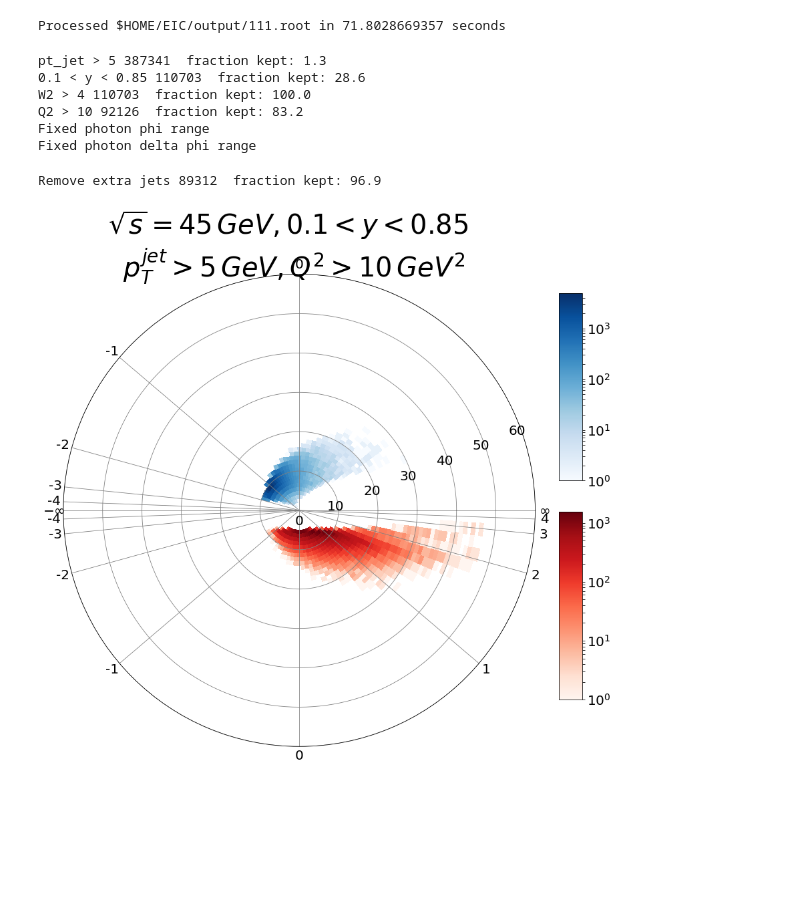
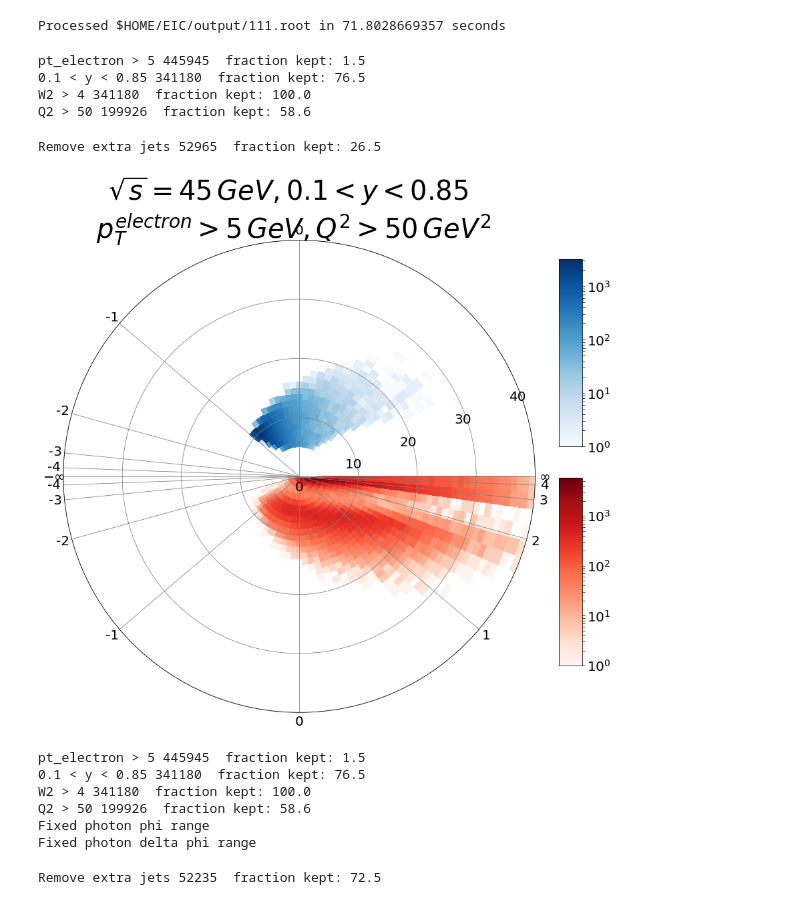
Before and after one commit to y-song/notebooks, a Jupyter notebook: clock_jet_low_e.ipynb, the cells around one changed output. Saved outputs shown, nothing was run; the diff lists cells and outputs as text; code cells hidden in the pictures; blank space fills up the shorter version.

```diff
--- a/clock_jet_low_e.ipynb
+++ b/clock_jet_low_e.ipynb
@@ -51,64 +51,75 @@ a = getData(files)
 # %% [output]
 Processed $HOME/EIC/output/111.root in 71.8028669357 seconds
 # %%
-xedges = [0.008, 0.01, 0.02, 0.03, 0.05, 0.1, 0.5]
-Q2edges = [1, 10, 25, 55, 100, 200, 400, 5000]
-
-radii_small = [0, 5, 10, 15, 20, 25]
-r_labels_small = ['0','5','10','15','20','25']
-radii_large = [0, 10, 20, 30, 40, 50, 60]
-r_labels_large = ['0','10','20','30','40','50','60']
+radii_large = [0, 10, 20, 30, 40]
+r_labels_large = ['0','10','20','30','40']
 angles = [90, 139.604937421, 164.585373193, 174.299529125, 177.90141703, 180, 182.09858297, 185.700470875, 195.414626807,
           220.395062579, 270, 319.604937421, 344.585373193, 354.299529125, 357.90141703, 360]
 eta_labels = ['0','-1','-2','-3','-4','$-\infty$','-4','-3','-2','-1','0','1','2','3','4', '$\infty$']
-nr_small = 25
-nr_large = 60
+nr_large = 40
 ntheta = 90
 # %%
-d = applyCut(a, 'pt_jet > 5', 'pt_jet > 5')
+d = applyCut(a, 'pt_electron > 5', 'pt_electron > 5')
 d = applyCut(d, 'y > 0.1 and y < 0.85', '0.1 < y < 0.85')
 d = applyCut(d, 'W2 > 4', 'W2 > 4')
-d = applyCut(d, 'Q2 > 10', 'Q2 > 10')
+d = applyCut(d, 'Q2 > 50', 'Q2 > 50')
 d.eval('theta_jet_neg = 6.28318530718 - theta_jet', inplace = True)
-d = fixPhi(d, 'photon')
 # %% [output]
-pt_jet > 5 387341  fraction kept: 1.3
-0.1 < y < 0.85 110703  fraction kept: 28.6
-W2 > 4 110703  fraction kept: 100.0
-Q2 > 10 92126  fraction kept: 83.2
-Fixed photon phi range
-Fixed photon delta phi range
+pt_electron > 5 445945  fraction kept: 1.5
+0.1 < y < 0.85 341180  fraction kept: 76.5
+W2 > 4 341180  fraction kept: 100.0
+Q2 > 50 199926  fraction kept: 58.6
 # %%
 df_jet = d
 df_e = keepOneJet(d)
 # %% [output]
-Remove extra jets 89312  fraction kept: 96.9
+Remove extra jets 52965  fraction kept: 26.5
 # %%
 fig = plt.figure(figsize=(16,13))
 plt.subplots_adjust(wspace=0, hspace=0)
 
 plt.subplot(111, polar=True)
 radii = radii_large
 r_labels = r_labels_large
 nr = nr_large
 r_edges = np.linspace(0, nr, nr + 1)
 theta_edges = np.linspace(0, 2*np.pi, ntheta + 1)
 H_e = plt.hist2d(df_e['p_electron'], df_e['theta_electron'], [r_edges, theta_edges])[0]
 H_q = plt.hist2d(df_jet['p_jet'], df_jet['theta_jet_neg'], [r_edges, theta_edges])[0]
 plt.cla()
 
 Theta, R = np.meshgrid(theta_edges, r_edges)
 im_e = plt.pcolormesh(Theta, R, H_e, cmap='Blues', norm=LogNorm())
 im_q = plt.pcolormesh(Theta, R, H_q, cmap='Reds', norm=LogNorm())
 plt.rgrids(radii, labels=r_labels, fontsize=20)
 plt.thetagrids(angles, labels=eta_labels, fontsize=20)
 plt.grid(color='grey')
 cbar_e = plt.colorbar(im_e, shrink=0.7, pad=0.01, cax=plt.axes([0.85, 0.55, 0.03, 0.3]))
 cbar_e.ax.tick_params(labelsize=20)
 cbar_q = plt.colorbar(im_q, shrink=0.7, pad=0.01, cax=plt.axes([0.85, 0.2, 0.03, 0.3]))
 cbar_q.ax.tick_params(labelsize=20)
-plt.suptitle('$\sqrt{s} = 45 \, GeV, 0.1 < y < 0.85$ \n $p_T^{jet} > 5 \, GeV, Q^2 > 10 \, GeV^2$', fontsize=40)
+plt.suptitle('$\sqrt{s} = 45 \, GeV, 0.1 < y < 0.85$ \n $p_T^{electron} > 5 \, GeV, Q^2 > 50 \, GeV^2$', fontsize=40)
 
-plt.savefig('images/polar_119.pdf', bbox_inches='tight')
+plt.savefig('images/50_5.pdf', bbox_inches='tight')
 # %% [output]
-[figure, old version]
+[figure, new version]
+# %%
+d = applyCut(a, 'pt_electron > 5', 'pt_electron > 5')
+d = applyCut(d, 'y > 0.1 and y < 0.85', '0.1 < y < 0.85')
+d = applyCut(d, 'W2 > 4', 'W2 > 4')
+d = applyCut(d, 'Q2 > 50', 'Q2 > 50')
+d.eval('theta_jet_neg = 6.28318530718 - theta_jet', inplace = True)
+d = fixPhi(d, 'photon')
+d = applyCut(d, 'delta_phi_photon_abs < 0.4', 'delta_phi_photon_abs < 0.4')
+# %% [output]
+pt_electron > 5 445945  fraction kept: 1.5
+0.1 < y < 0.85 341180  fraction kept: 76.5
+W2 > 4 341180  fraction kept: 100.0
+Q2 > 50 199926  fraction kept: 58.6
+Fixed photon phi range
+Fixed photon delta phi range
+# %%
+df_jet = d
+df_e = keepOneJet(d)
+# %% [output]
+Remove extra jets 52235  fraction kept: 72.5
```
Also changed, not shown: parts of 1 cell of this notebook.
